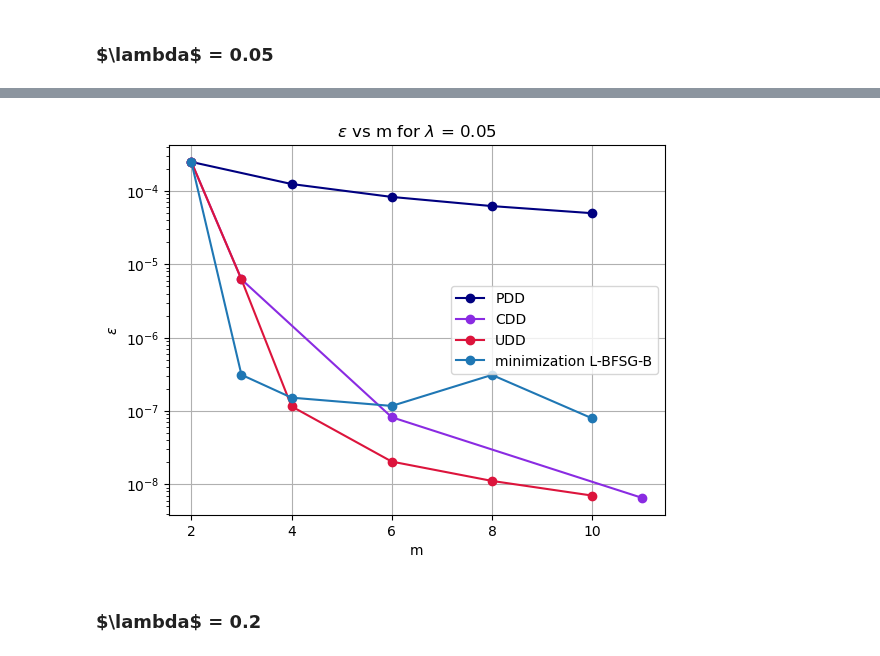
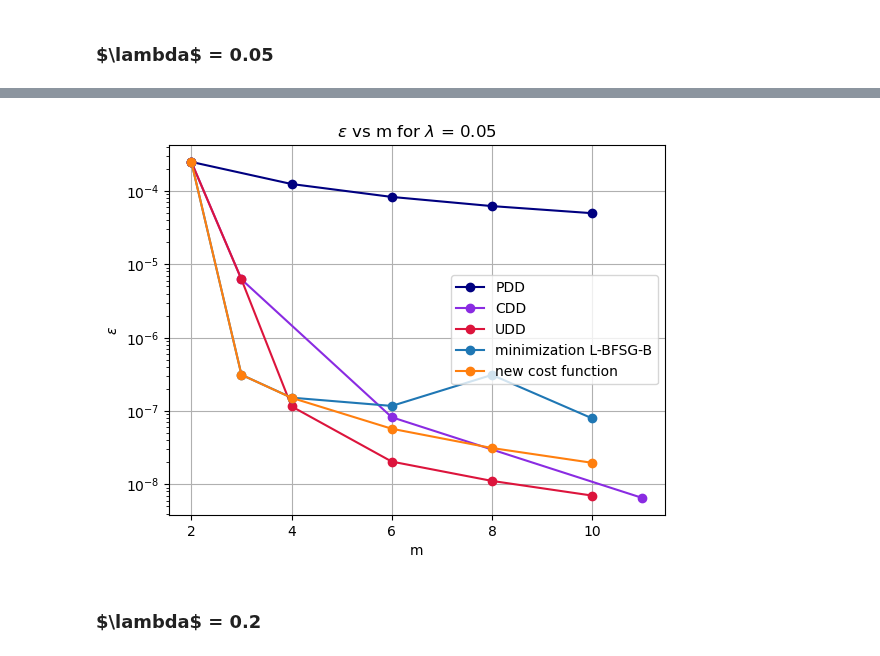
Before and after one commit to BonnieMorales/quantum-research, a Jupyter notebook: Simulation-Dynamical-Decoupling.ipynb, the cells around one changed output, grey strips where cells are left out. Saved outputs shown, nothing was run; the diff lists cells and outputs as text; code cells hidden in the pictures.

```diff
--- a/Simulation-Dynamical-Decoupling.ipynb
+++ b/Simulation-Dynamical-Decoupling.ipynb
@@ -581,6 +590,7 @@ error_c1 = []
 error_c2 = []
 error_c3 = []
 error_optimized_L_BFGS = []
+new_cost_function = []
 
 # set the value of lambda and T
 lambda_value = 0.05
@@ -633,5 +643,12 @@ error_optimized_L_BFGS.append(epsilon_func([0.1390527655437397, 0.34620306234409
 error_optimized_L_BFGS.append(epsilon_func([0.17670656493901502, 0.34805266523857575, 0.15616049874046606, 0.0739055201131409, 0.16733898363983243, 0.07783733275502275]))
 error_optimized_L_BFGS.append(epsilon_func([0.24942741683975225, 0.10553175343739075, 0.0011230792719756277, 0.39384581158312054, 0.21074545058642039, 2.3625845758521332e-08, 0.03933058520223507, 2.385284448579664e-08]))
 error_optimized_L_BFGS.append(epsilon_func([0.14463021286832944, 0.25358576737150884, 0.11756763327001003, 2.9202566279419213e-05, 4.753675013465655e-09, 0.14633044969761538, 0.23790888903173354, 0.09282826085093417, 4.754553980460666e-09, 0.00712063413072551]))
+
+new_cost_function.append(epsilon_func([0.49998639557038543, 0.4999863877015606]))
+new_cost_function.append(epsilon_func([0.2503137072669908, 0.49937669076855284, 0.2503137644598633]))
+new_cost_function.append(epsilon_func([0.14652067442263988, 0.35348033581820415, 0.3534803759562432, 0.14652063492330833]))
+new_cost_function.append(epsilon_func([0.10918143259589581, 0.22418092242925042, 0.16663797324054233, 0.16663808071020264, 0.22418100202623886, 0.10918135503596697]))
+new_cost_function.append(epsilon_func([0.08924079087444758, 0.16077407391229162, 0.11306050513221587, 0.13692481820391217, 0.13692485295031442, 0.11306050687348511, 0.1607740761428444, 0.08924079435103938]))
+new_cost_function.append(epsilon_func([0.07576000914327245, 0.12424965812668316, 0.08786550312605869, 0.11212974407457768, 0.09999521456274939, 0.09999522711562604, 0.11212973593574459, 0.08786550363659461, 0.12424965880561085, 0.07576000920025311]))
 # %% [output]
 Case 1 (PDD) Even ##########################
@@ -668,23 +685,24 @@ print(epsilon_func([0.14463021286832944, 0.25358576737150884, 0.1175676332700100
 # %%
 # graph the changes of the error for different values of m
 
 plt.plot(m_value_c1, error_c1, color='navy', marker='o', label = "PDD")
 plt.plot(m_value_c2, error_c2, color='blueviolet', marker='o', label = "CDD")
 plt.plot(m_value_c3, error_c3, color='crimson', marker='o', label = "UDD")
 plt.plot(m_values_optimized, error_optimized_L_BFGS, marker='o', label = "minimization L-BFSG-B")
+plt.plot(m_values_optimized, new_cost_function , marker='o', label ="new cost function")
 
 plt.title('$\epsilon$ vs m for $\lambda$ = 0.05')
 plt.xlabel('m')
 plt.ylabel('$\epsilon$')
 plt.yscale("log")
 
 plt.legend()
 plt.grid()
 
 plt.savefig('general_simulation_lambda_005.png')
 plt.show()
 # %% [output]
-[figure, old version]
+[figure, new version]
 # %% [markdown]
 ### $\lambda\$ = 0.2
 # %%
```
Also changed, not shown: parts of 21 cells of this notebook, 5 other files.
